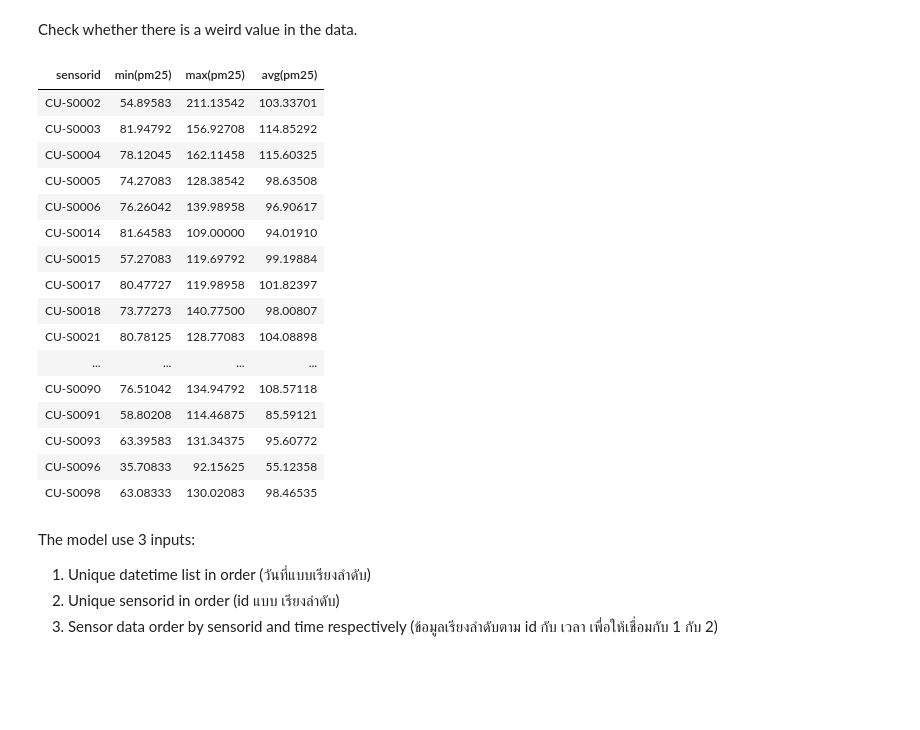
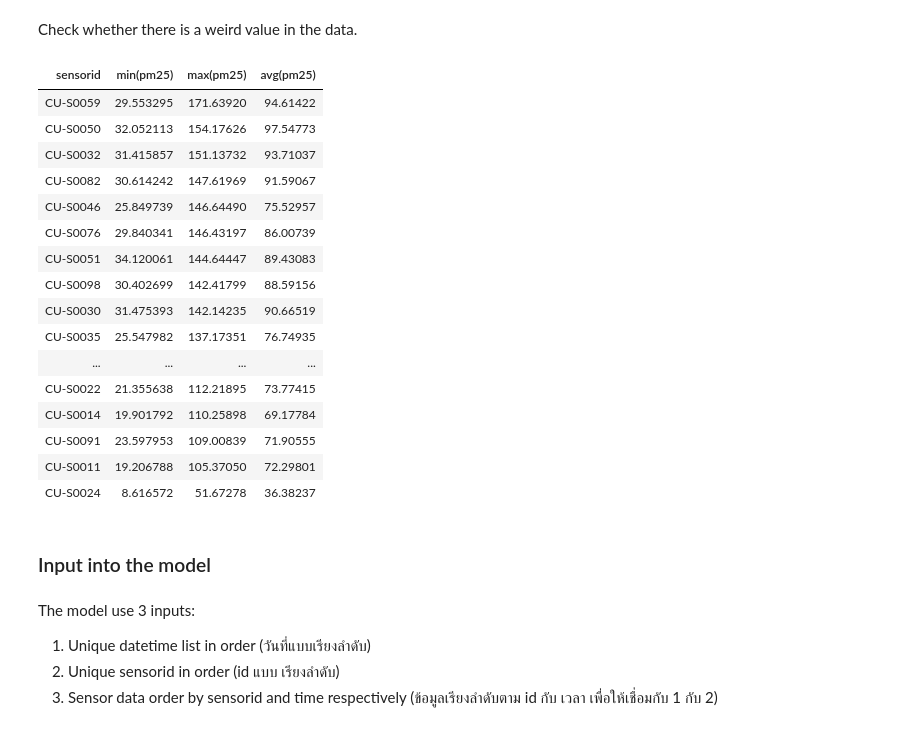
Before and after one commit to Maplub/Jupyter, a Jupyter notebook: st_variogram.ipynb, the cells around one changed output. Cells and saved outputs as stored; diff of their text form; code cells hidden in the pictures; blank space fills up the shorter version.

```diff
--- a/st_variogram.ipynb
+++ b/st_variogram.ipynb
@@ -74,25 +109,28 @@ newhour<-subset(newhour,sensorid %in% sensorFull)
 # %% [markdown]
 Check whether there is a weird value in the data.
 # %%
-sqldf("select sensorid, min(pm25), max(pm25), avg(pm25) from newhour group by sensorid")
+#sqldf("select sensorid, min(pm25), max(pm25), avg(pm25) from newhour group by sensorid")
+sqldf("select sensorid, min(pm25), max(pm25), avg(pm25) from newdaily group by sensorid order by max(pm25) desc")
 # %% [output]
 | sensorid | min(pm25) | max(pm25) | avg(pm25) |
-| CU-S0002 | 54.89583 | 211.13542 | 103.33701 |
-| CU-S0003 | 81.94792 | 156.92708 | 114.85292 |
-| CU-S0004 | 78.12045 | 162.11458 | 115.60325 |
-| CU-S0005 | 74.27083 | 128.38542 | 98.63508 |
-| CU-S0006 | 76.26042 | 139.98958 | 96.90617 |
-| CU-S0014 | 81.64583 | 109.00000 | 94.01910 |
-| CU-S0015 | 57.27083 | 119.69792 | 99.19884 |
-| CU-S0017 | 80.47727 | 119.98958 | 101.82397 |
-| CU-S0018 | 73.77273 | 140.77500 | 98.00807 |
-| CU-S0021 | 80.78125 | 128.77083 | 104.08898 |
+| CU-S0059 | 29.553295 | 171.63920 | 94.61422 |
+| CU-S0050 | 32.052113 | 154.17626 | 97.54773 |
+| CU-S0032 | 31.415857 | 151.13732 | 93.71037 |
+| CU-S0082 | 30.614242 | 147.61969 | 91.59067 |
+| CU-S0046 | 25.849739 | 146.64490 | 75.52957 |
+| CU-S0076 | 29.840341 | 146.43197 | 86.00739 |
+| CU-S0051 | 34.120061 | 144.64447 | 89.43083 |
+| CU-S0098 | 30.402699 | 142.41799 | 88.59156 |
+| CU-S0030 | 31.475393 | 142.14235 | 90.66519 |
+| CU-S0035 | 25.547982 | 137.17351 | 76.74935 |
 | ... | ... | ... | ... |
-| CU-S0090 | 76.51042 | 134.94792 | 108.57118 |
-| CU-S0091 | 58.80208 | 114.46875 | 85.59121 |
-| CU-S0093 | 63.39583 | 131.34375 | 95.60772 |
-| CU-S0096 | 35.70833 | 92.15625 | 55.12358 |
-| CU-S0098 | 63.08333 | 130.02083 | 98.46535 |
+| CU-S0022 | 21.355638 | 112.21895 | 73.77415 |
+| CU-S0014 | 19.901792 | 110.25898 | 69.17784 |
+| CU-S0091 | 23.597953 | 109.00839 | 71.90555 |
+| CU-S0011 | 19.206788 | 105.37050 | 72.29801 |
+| CU-S0024 | 8.616572 | 51.67278 | 36.38237 |
+# %% [markdown]
+### Input into the model
 # %% [markdown]
 The model use 3 inputs:
 1. Unique datetime list in order (วันที่แบบเรียงลำดับ)
```
Also changed, not shown: parts of 23 cells of this notebook.
